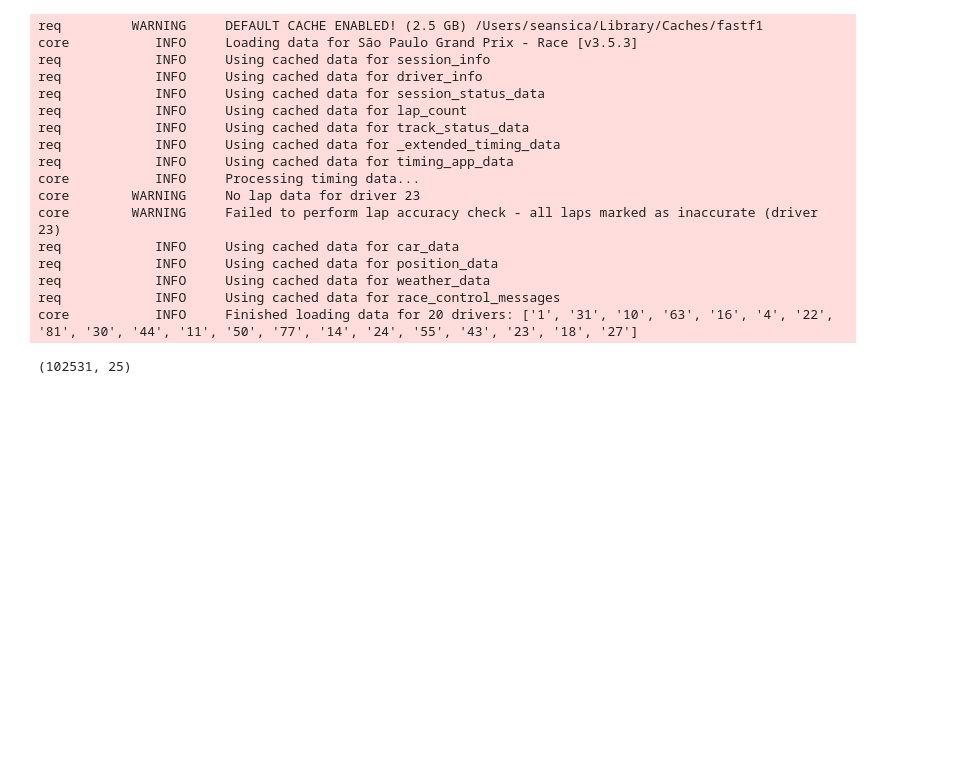
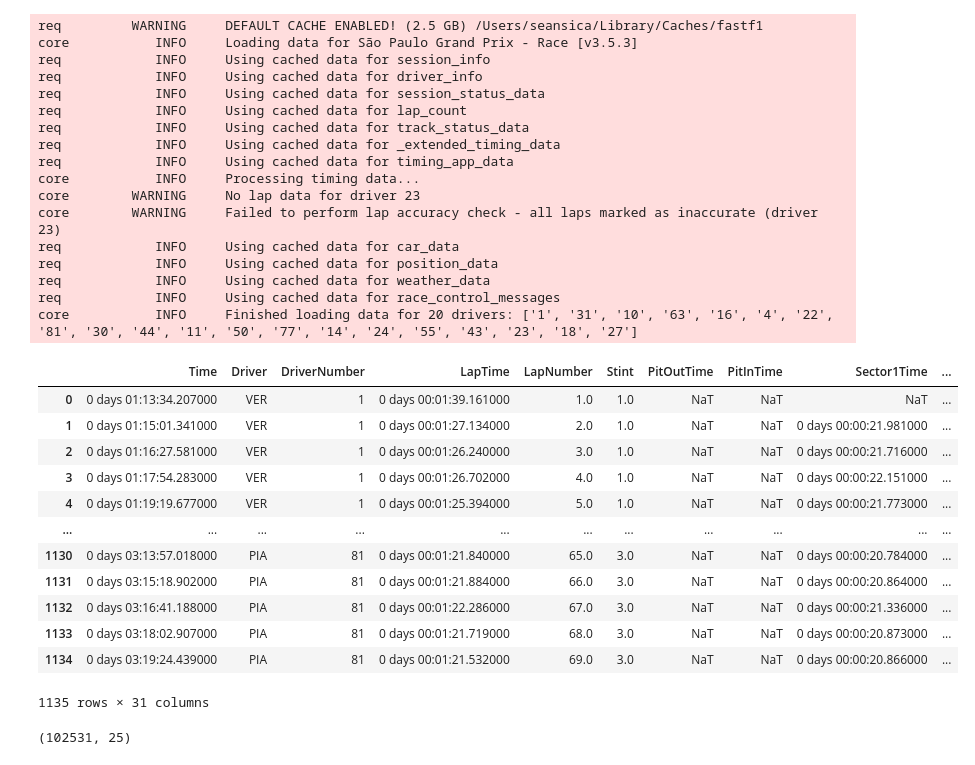
Before and after one commit to UC-Berkeley-I-School/datasci-210-2025-summer-formula1, a Jupyter notebook: sean/notebooks/week 8/toy_models.ipynb, the cells around one changed output. Saved outputs shown, nothing was run; the diff lists cells and outputs as text; code cells hidden in the pictures; blank space fills up the shorter version.

```diff
--- a/sean/notebooks/week 8/toy_models.ipynb
+++ b/sean/notebooks/week 8/toy_models.ipynb
@@ -27,6 +27,22 @@ req            INFO     Using cached data for position_data
 req            INFO     Using cached data for weather_data
 req            INFO     Using cached data for race_control_messages
 core           INFO     Finished loading data for 20 drivers: ['1', '31', '10', '63', '16', '4', '22', '81', '30', '44', '11', '50', '77', '14', '24', '55', '43', '23', '18', '27']
+# %%
+session.laps
+# %% [output]
+|  | Time | Driver | DriverNumber | LapTime | LapNumber | Stint | PitOutTime | PitInTime | Sector1Time | ... |
+| 0 | 0 days 01:13:34.207000 | VER | 1 | 0 days 00:01:39.161000 | 1.0 | 1.0 | NaT | NaT | NaT | ... |
+| 1 | 0 days 01:15:01.341000 | VER | 1 | 0 days 00:01:27.134000 | 2.0 | 1.0 | NaT | NaT | 0 days 00:00:21.981000 | ... |
+| 2 | 0 days 01:16:27.581000 | VER | 1 | 0 days 00:01:26.240000 | 3.0 | 1.0 | NaT | NaT | 0 days 00:00:21.716000 | ... |
+| 3 | 0 days 01:17:54.283000 | VER | 1 | 0 days 00:01:26.702000 | 4.0 | 1.0 | NaT | NaT | 0 days 00:00:22.151000 | ... |
+| 4 | 0 days 01:19:19.677000 | VER | 1 | 0 days 00:01:25.394000 | 5.0 | 1.0 | NaT | NaT | 0 days 00:00:21.773000 | ... |
+| ... | ... | ... | ... | ... | ... | ... | ... | ... | ... | ... |
+| 1130 | 0 days 03:13:57.018000 | PIA | 81 | 0 days 00:01:21.840000 | 65.0 | 3.0 | NaT | NaT | 0 days 00:00:20.784000 | ... |
+| 1131 | 0 days 03:15:18.902000 | PIA | 81 | 0 days 00:01:21.884000 | 66.0 | 3.0 | NaT | NaT | 0 days 00:00:20.864000 | ... |
+| 1132 | 0 days 03:16:41.188000 | PIA | 81 | 0 days 00:01:22.286000 | 67.0 | 3.0 | NaT | NaT | 0 days 00:00:21.336000 | ... |
+| 1133 | 0 days 03:18:02.907000 | PIA | 81 | 0 days 00:01:21.719000 | 68.0 | 3.0 | NaT | NaT | 0 days 00:00:20.873000 | ... |
+| 1134 | 0 days 03:19:24.439000 | PIA | 81 | 0 days 00:01:21.532000 | 69.0 | 3.0 | NaT | NaT | 0 days 00:00:20.866000 | ... |
+1135 rows × 31 columns
 # %%
 from capstone import PreprocessorConfig, BaseFeatures, F1DatasetPreprocessor
 
```
Also changed, not shown: parts of 5 cells of this notebook.
